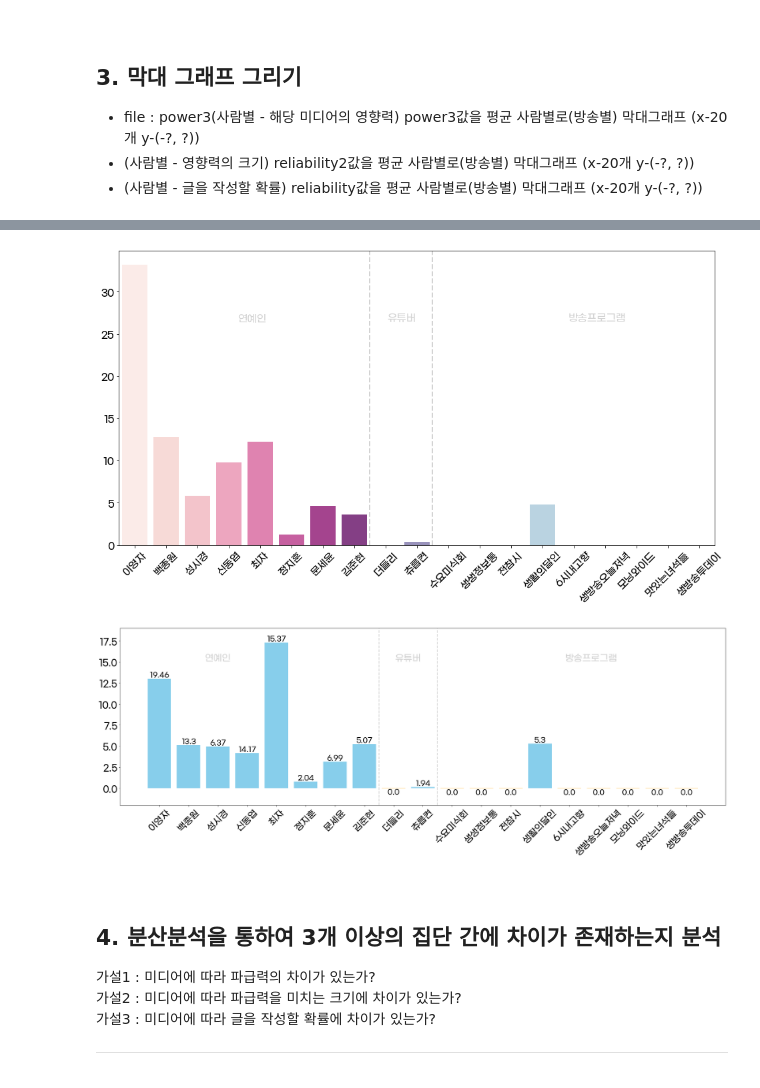
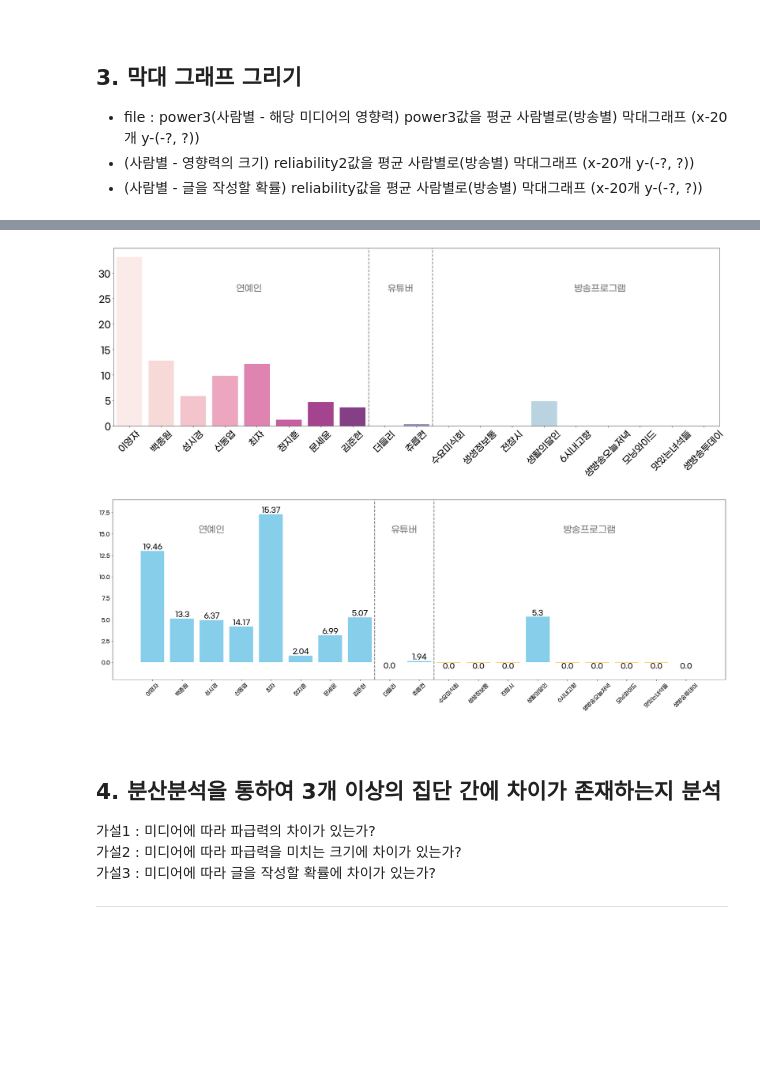
Before and after one commit to moonheee/restaurant-for-media, a Jupyter notebook: instagram_visualization.ipynb, the cells around one changed output, grey strips where cells are left out. Saved outputs shown, nothing was run; the diff lists cells and outputs as text; code cells hidden in the pictures; blank space fills up the shorter version.

```diff
--- a/instagram_visualization.ipynb
+++ b/instagram_visualization.ipynb
@@ -200,36 +203,38 @@ plt.show()
 # %%
+plt.rc('font', size=25)
+
 # seaborn
-plt.figure(figsize=(16,9))
+plt.figure(figsize=(30,10))
 sns.barplot(df1.index, df1.countName, palette=my_colors, alpha  = 0.8)
 # 기준선
-plt.axvline(7.5, color='lightgray', linestyle='--', linewidth=2)
-plt.axvline(9.5, color='lightgray', linestyle='--', linewidth=2)
+plt.axvline(7.5, color='gray', linestyle='--', linewidth=2)
+plt.axvline(9.5, color='gray', linestyle='--', linewidth=2)
 # 구분 텍스트
 plt.text(3.75, df1["countName"].max() * 0.80, "연예인",
-         fontsize = 15,
-         color='lightgray',
+         fontsize = 25,
+         color='gray',
          horizontalalignment='center')
 plt.text(8.5, df1["countName"].max() * 0.80, "유튜버",
-         fontsize = 15,
-         color='lightgray',
+         fontsize = 25,
+         color='gray',
          horizontalalignment='center')
 plt.text(14.75, df1["countName"].max() * 0.80, "방송프로그램",
-         fontsize = 15,
-         color='lightgray',
+         fontsize = 25,
+         color='gray',
          horizontalalignment='center')
 plt.xticks(rotation=45)
 plt.xlabel(None)
 plt.ylabel(None)
 plt.subplots_adjust(bottom=0.2)
 plt.savefig('./output/instagram/countmeanbyperson_instagram.png', transparent = True)
 plt.show()
 # %% [output]
-[figure, old version]
+[figure, new version]
 # %%
 import numpy as np
 
 plt.figure(figsize=(30,10))
-plt.rc('font', size=25)
+
 x = df1.index
 y = df1.power
 my_color = np.where(y>=0, 'skyblue', 'orange')
@@ -249,20 +254,20 @@ for i, v in enumerate(x):
                  horizontalalignment='center',
                  verticalalignment='top')
 # 구분선
-plt.axvline(7.5, color='lightgray', linestyle='--', linewidth=2)
-plt.axvline(9.5, color='lightgray', linestyle='--', linewidth=2)
+plt.axvline(7.5, color='gray', linestyle='--', linewidth=2)
+plt.axvline(9.5, color='gray', linestyle='--', linewidth=2)
 # 구분 텍스트
 plt.text(2, 19 * 0.80, "연예인",
          fontsize = 25,
-         color='lightgray',
+         color='gray',
          horizontalalignment='center')
 plt.text(8.5, 19 * 0.80, "유튜버",
          fontsize = 25,
-         color='lightgray',
+         color='gray',
          horizontalalignment='center')
 plt.text(14.75, 19 * 0.80, "방송프로그램",
          fontsize = 25,
-         color='lightgray',
+         color='gray',
          horizontalalignment='center')
 plt.ylim(-2,19)
 plt.xticks(rotation=45)
@@ -271,7 +276,7 @@ plt.savefig('./output/instagram/powerBar_instagram1.png', transparent = True)
 plt.show()
 plt.rc('font', size=15)
 # %% [output]
-[figure, old version]
+[figure, new version]
 # %% [markdown]
 <br>
 
```
Also changed, not shown: parts of 5 cells of this notebook, 17 other files.
